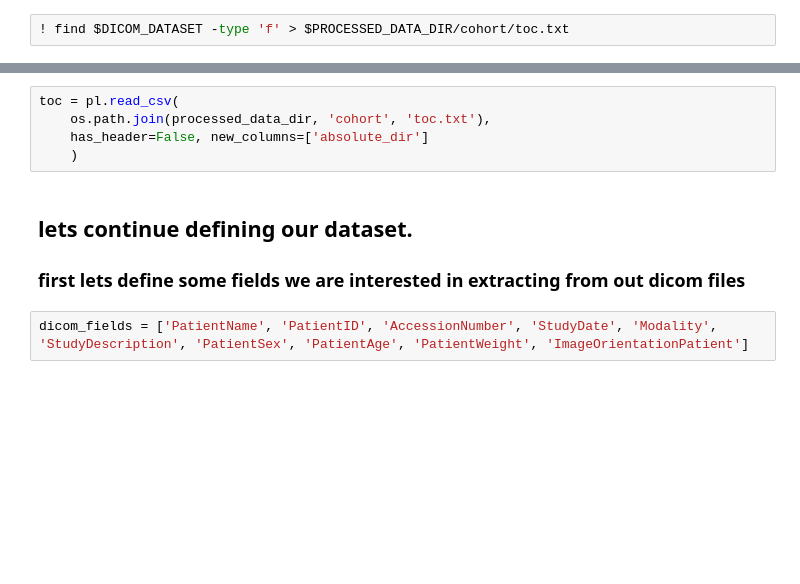
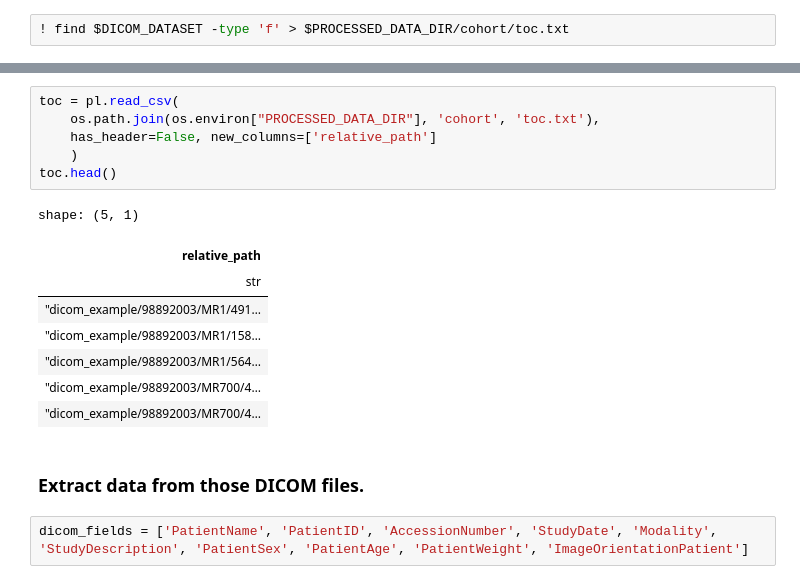
Before and after one commit to buzgalbraith/data-processing-workshop, a Jupyter notebook: data_processing.ipynb, the cells around one changed output, grey strips where cells are left out. Cells and saved outputs as stored; diff of their text form; blank space fills up the shorter version.

```diff
--- a/data_processing.ipynb
+++ b/data_processing.ipynb
@@ -17,11 +64,20 @@ processed_data_dir = f'{os.getcwd()}/processed_data/'
 # %%
 toc = pl.read_csv(
-    os.path.join(processed_data_dir, 'cohort', 'toc.txt'),
-    has_header=False, new_columns=['absolute_dir']
+    os.path.join(os.environ["PROCESSED_DATA_DIR"], 'cohort', 'toc.txt'),
+    has_header=False, new_columns=['relative_path']
     )
+toc.head()
+# %% [output]
+shape: (5, 1)
+| relative_path |
+| str |
+| "dicom_example/98892003/MR1/491… |
+| "dicom_example/98892003/MR1/158… |
+| "dicom_example/98892003/MR1/564… |
+| "dicom_example/98892003/MR700/4… |
+| "dicom_example/98892003/MR700/4… |
 # %% [markdown]
-## lets continue defining our dataset.
-### first lets define some fields we are interested in extracting from out dicom files
+### Extract data from those DICOM files.
 # %%
 dicom_fields = ['PatientName', 'PatientID', 'AccessionNumber', 'StudyDate', 'Modality', 'StudyDescription', 'PatientSex', 'PatientAge', 'PatientWeight', 'ImageOrientationPatient']
 # %% [markdown]
```
Also changed, not shown: parts of 30 cells of this notebook, 3 other files.
